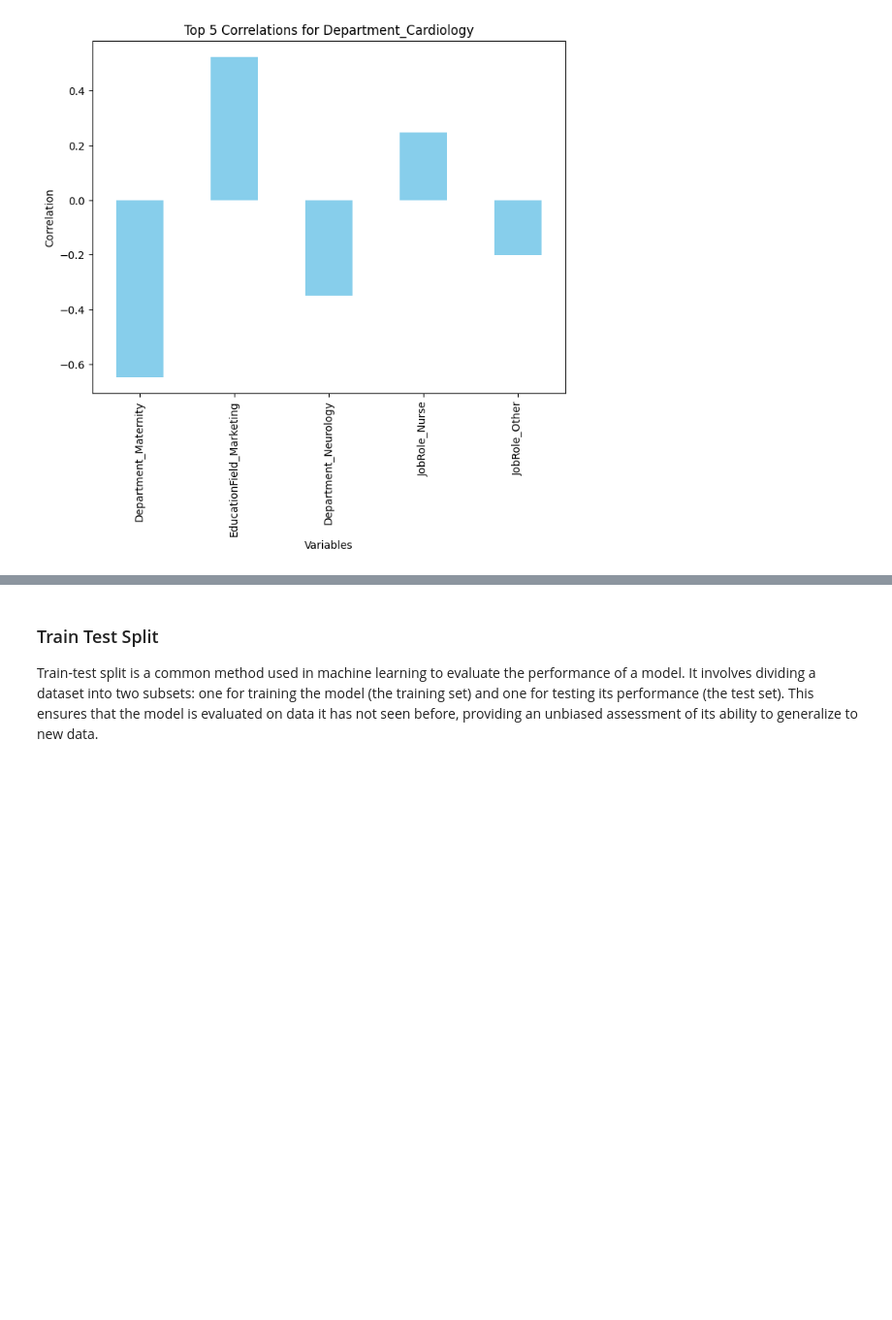
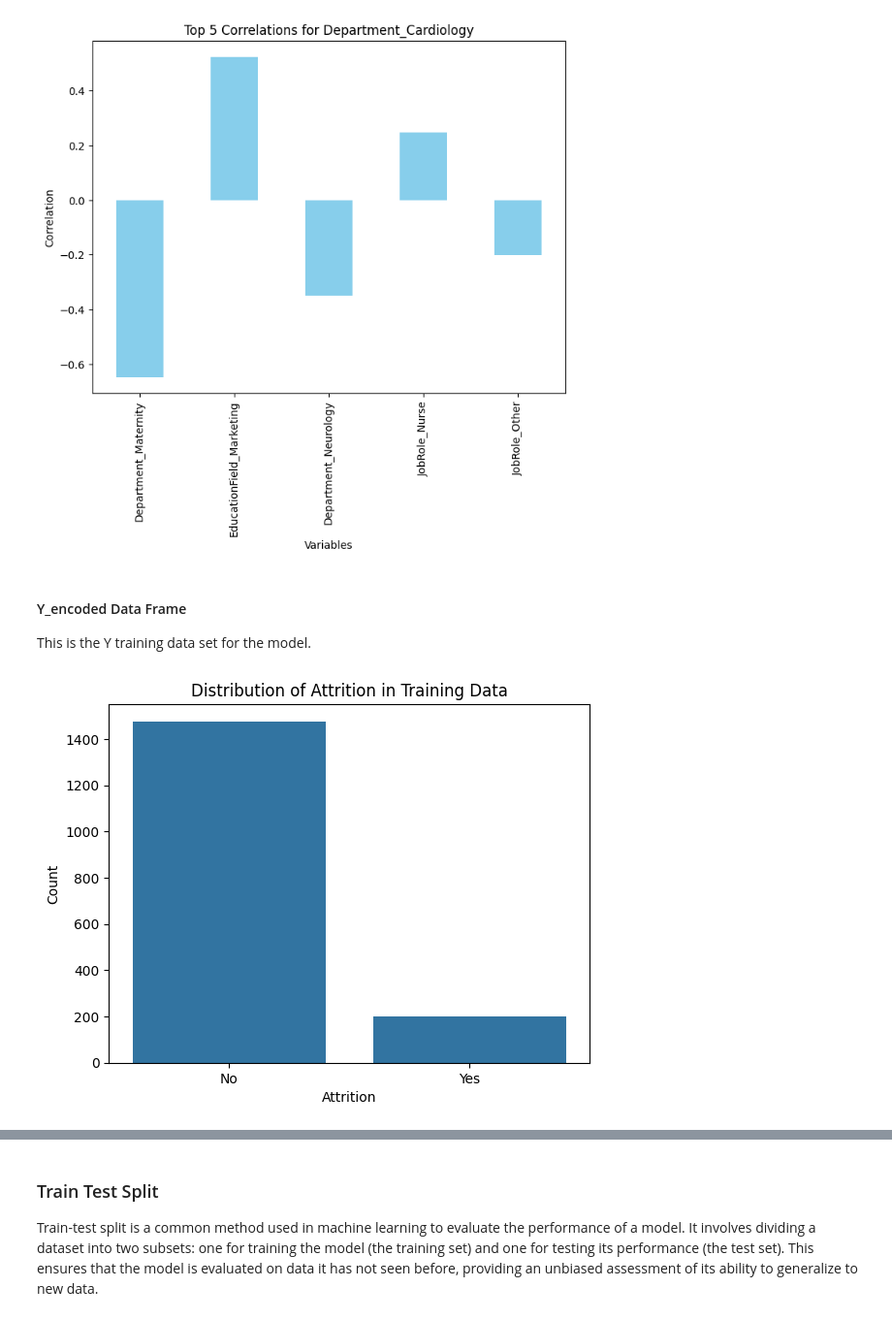
Before and after one commit to Jrk373/MachineLearningDemo, a Jupyter notebook: DecisionTreeClasifier.ipynb, the cells around one changed output, grey strips where cells are left out. Shown at 97% size. Cells and saved outputs as stored; diff of their text form; code cells hidden in the pictures; blank space fills up the shorter version.

```diff
--- a/DecisionTreeClasifier.ipynb
+++ b/DecisionTreeClasifier.ipynb
@@ -707,6 +715,31 @@ plt.xlabel("Variables")
 plt.show()
 # %% [output]
 [figure]
+# %% [markdown]
+#### Y_encoded Data Frame
+
+This is the Y training data set for the model.
+# %%
+import seaborn as sns
+import matplotlib.pyplot as plt
+
+# Assuming y_train contains the target variable (Attrition) for the training data
+
+# Create a countplot
+sns.countplot(x=y_encoded)
+
+# Set labels and title
+plt.xlabel("Attrition")
+plt.ylabel("Count")
+plt.title("Distribution of Attrition in Training Data")
+
+# Customize plot appearance (optional)
+plt.xticks([0, 1], ['No', 'Yes'])  # Replace 0 and 1 with your actual labels if different
+
+# Display the plot
+plt.show()
+# %% [output]
+[figure, added]
 # %% [markdown]
 ## Stage 4: Modeling
 
```
Also changed, not shown: parts of 32 cells of this notebook.
